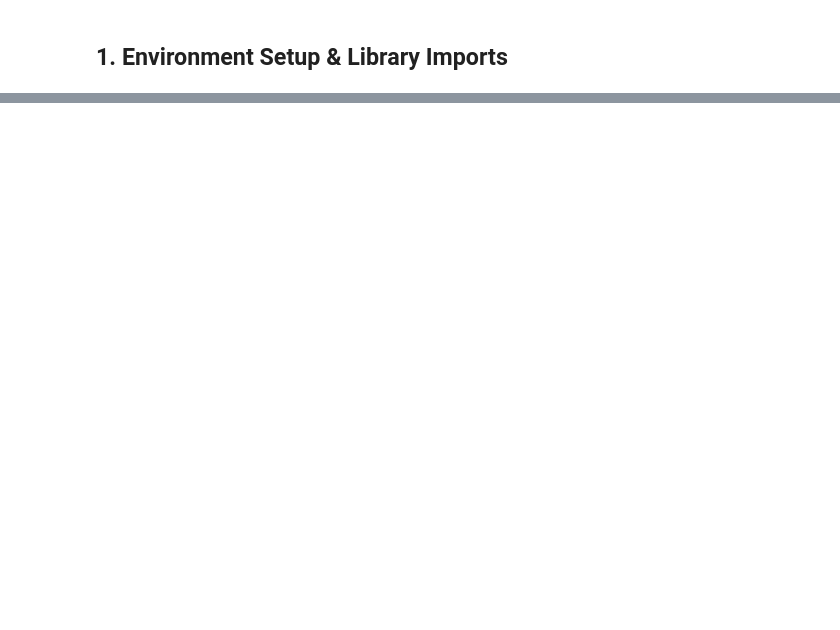
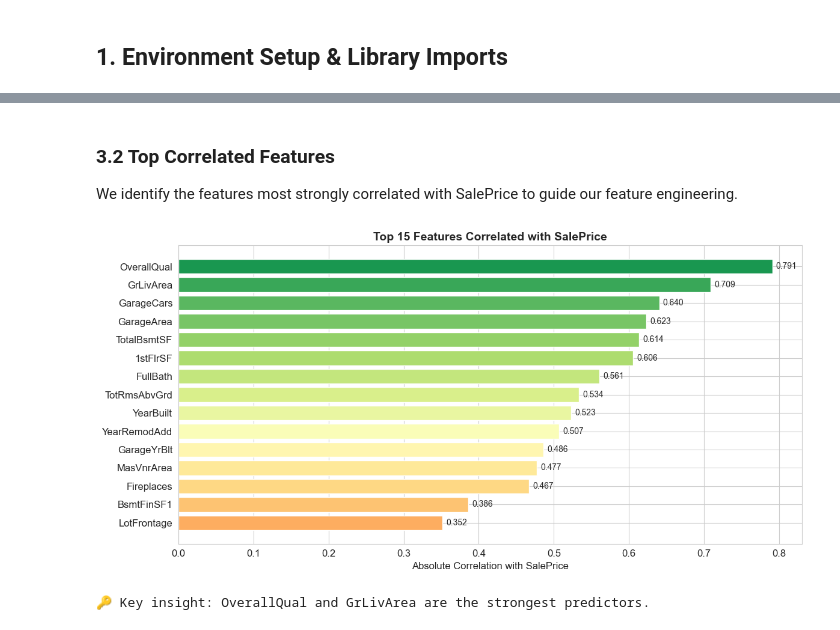
Before and after one commit to garnikdavtian/House_Pricing_Competitional, a Jupyter notebook: solution.ipynb, the cells around one changed output, grey strips where cells are left out. Cells and saved outputs as stored; diff of their text form; code cells hidden in the pictures; blank space fills up the shorter version.

```diff
--- a/solution.ipynb
+++ b/solution.ipynb
@@ -123,19 +25,0 @@ Understanding the pattern of missing data is crucial. In this dataset, many `NaN
-# %%
-# Missing Value Analysis
-missing = train.isnull().sum()
-missing = missing[missing > 0].sort_values(ascending=False)
-missing_pct = (missing / len(train)) * 100
-
-fig, ax = plt.subplots(figsize=(15, 8))
-bars = ax.bar(missing.index, missing.values, color='steelblue', edgecolor='navy', alpha=0.85)
-ax.set_title('Missing Values per Feature', fontsize=16, fontweight='bold')
-ax.set_xlabel('Feature', fontsize=12)
-ax.set_ylabel('Count of Missing Values', fontsize=12)
-plt.xticks(rotation=90)
-
-# Annotate percentages on top
-for bar, pct in zip(bars, missing_pct.values):
-    ax.text(bar.get_x() + bar.get_width()/2., bar.get_height() + 5,
-            f'{pct:.1f}%', ha='center', va='bottom', fontsize=8)
-plt.tight_layout()
-plt.show()
@@ -712,0 +135,30 @@ Submission file saved: 1459 predictions
+# %% [markdown]
+### 3.2 Top Correlated Features
+
+We identify the features most strongly correlated with SalePrice to guide our feature engineering.
+# %%
+# Top 15 correlations with SalePrice
+numeric_cols = train.select_dtypes(include=[np.number]).columns
+correlations = train[numeric_cols].corr()['SalePrice'].drop('SalePrice').abs().sort_values(ascending=False)
+
+fig, ax = plt.subplots(figsize=(12, 6))
+top_15 = correlations.head(15)
+colors = plt.cm.RdYlGn(np.linspace(0.9, 0.3, 15))
+bars = ax.barh(range(len(top_15)), top_15.values, color=colors)
+ax.set_yticks(range(len(top_15)))
+ax.set_yticklabels(top_15.index)
+ax.set_xlabel('Absolute Correlation with SalePrice')
+ax.set_title('Top 15 Features Correlated with SalePrice', fontsize=14, fontweight='bold')
+ax.invert_yaxis()
+
+for bar, val in zip(bars, top_15.values):
+    ax.text(val + 0.005, bar.get_y() + bar.get_height()/2, f'{val:.3f}',
+            va='center', fontsize=10)
+
+plt.tight_layout()
+plt.show()
+
+print('\nKey insight: OverallQual and GrLivArea are the strongest predictors.')
+# %% [output]
+[figure, added]
+🔑 Key insight: OverallQual and GrLivArea are the strongest predictors.
```
Also changed, not shown: parts of 78 cells of this notebook, 5 other files.
